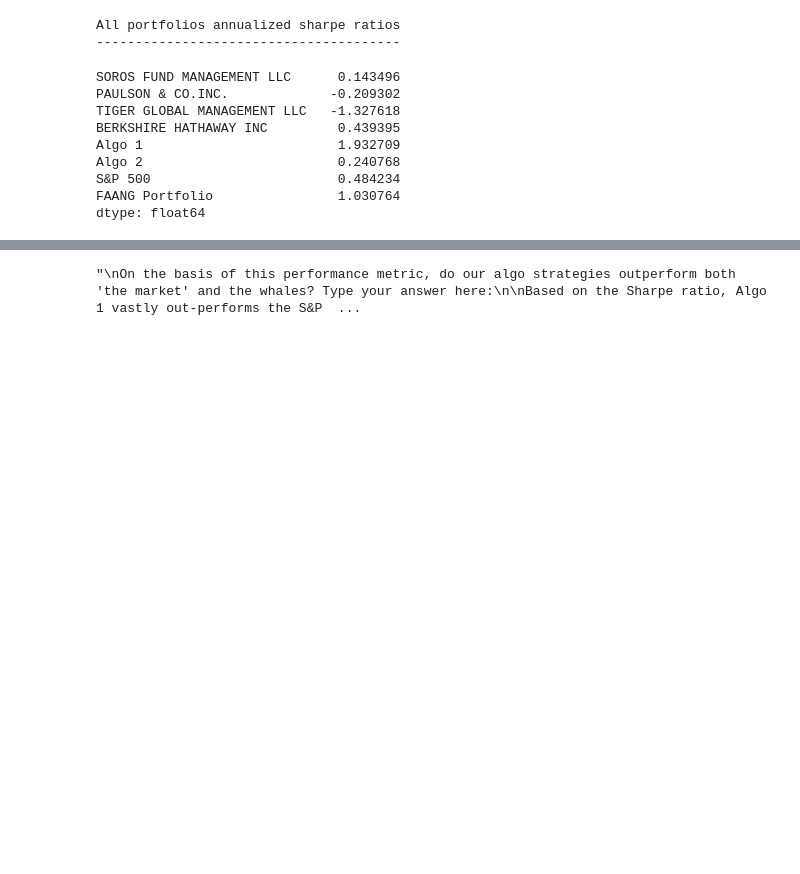
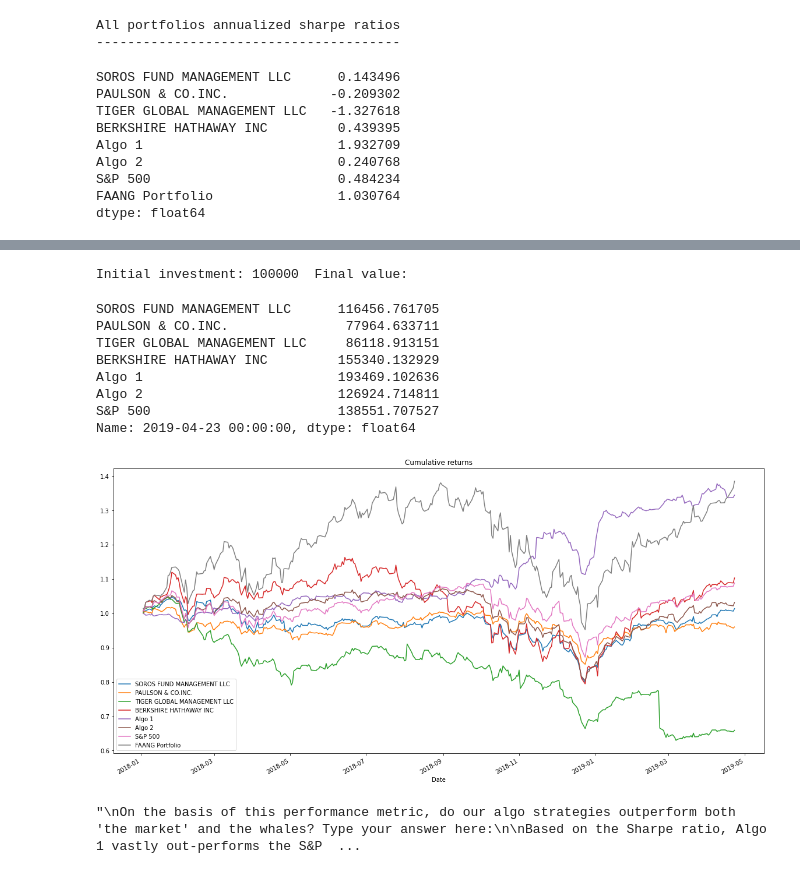
Before and after one commit to drg-developer-2-GWFinTech-Homeworks/homework-3, a Jupyter notebook: whale_analysis.ipynb, the cells around one changed output, grey strips where cells are left out. Drawn from its saved outputs; the diff is of its cells as text; code cells hidden in the pictures; blank space fills up the shorter version.

```diff
--- a/whale_analysis.ipynb
+++ b/whale_analysis.ipynb
@@ -748,3 +764,25 @@ dtype: float64
+# %%
+# Compute returns
+#all_portfolios_daily_returns.cumsum()
+
+all_portfolios_cumulative_returns = (1 + all_portfolios_daily_returns).cumprod()
+all_portfolios_cumulative_returns.plot(kind='line', figsize=(20, 10), title="Cumulative returns")
+
+initial_value = 100000
+cumulative_profit = initial_value * cumulative_returns
+print(f"Initial investment: {initial_value}  Final value:")
+cumulative_profit.iloc[-1]
+# %% [output]
+Initial investment: 100000  Final value:
+SOROS FUND MANAGEMENT LLC      116456.761705
+PAULSON & CO.INC.               77964.633711
+TIGER GLOBAL MANAGEMENT LLC     86118.913151
+BERKSHIRE HATHAWAY INC         155340.132929
+Algo 1                         193469.102636
+Algo 2                         126924.714811
+S&P 500                        138551.707527
+Name: 2019-04-23 00:00:00, dtype: float64
+[figure, added]
 # %%
 '''
 On the basis of this performance metric, do our algo strategies outperform both 'the market' and the whales? Type your answer here:
```
Also changed, not shown: parts of 15 cells of this notebook.
